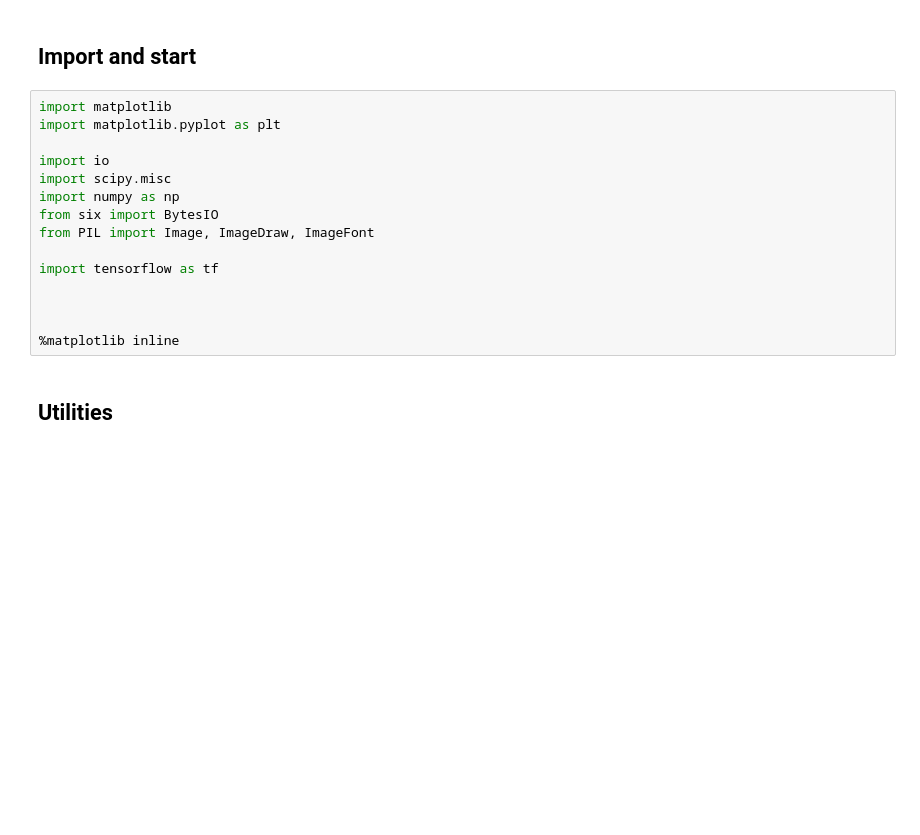
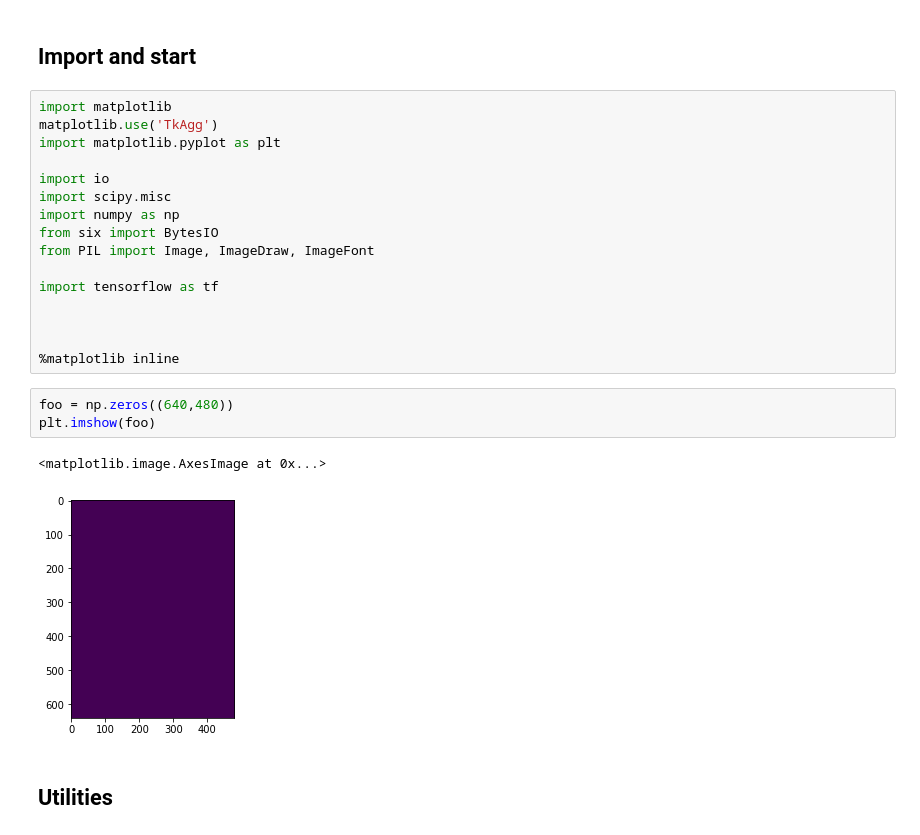
Before and after one commit to thenhz/imagecrop, a Jupyter notebook: test_1 refined.ipynb, the cells around one changed output. Drawn from its saved outputs; the diff is of its cells as text; blank space fills up the shorter version.

```diff
--- a/test_1 refined.ipynb
+++ b/test_1 refined.ipynb
@@ -27,6 +27,7 @@ python -m pip install .
 ## Import and start
 # %%
 import matplotlib
+matplotlib.use('TkAgg')
 import matplotlib.pyplot as plt
 
 import io
@@ -40,6 +41,12 @@ import tensorflow as tf
 
 
 %matplotlib inline
+# %%
+foo = np.zeros((640,480))
+plt.imshow(foo)
+# %% [output]
+<matplotlib.image.AxesImage at 0x...>
+[figure, added]
 # %% [markdown]
 ## Utilities
 # %%
```
Also changed, not shown: parts of 7 cells of this notebook.
